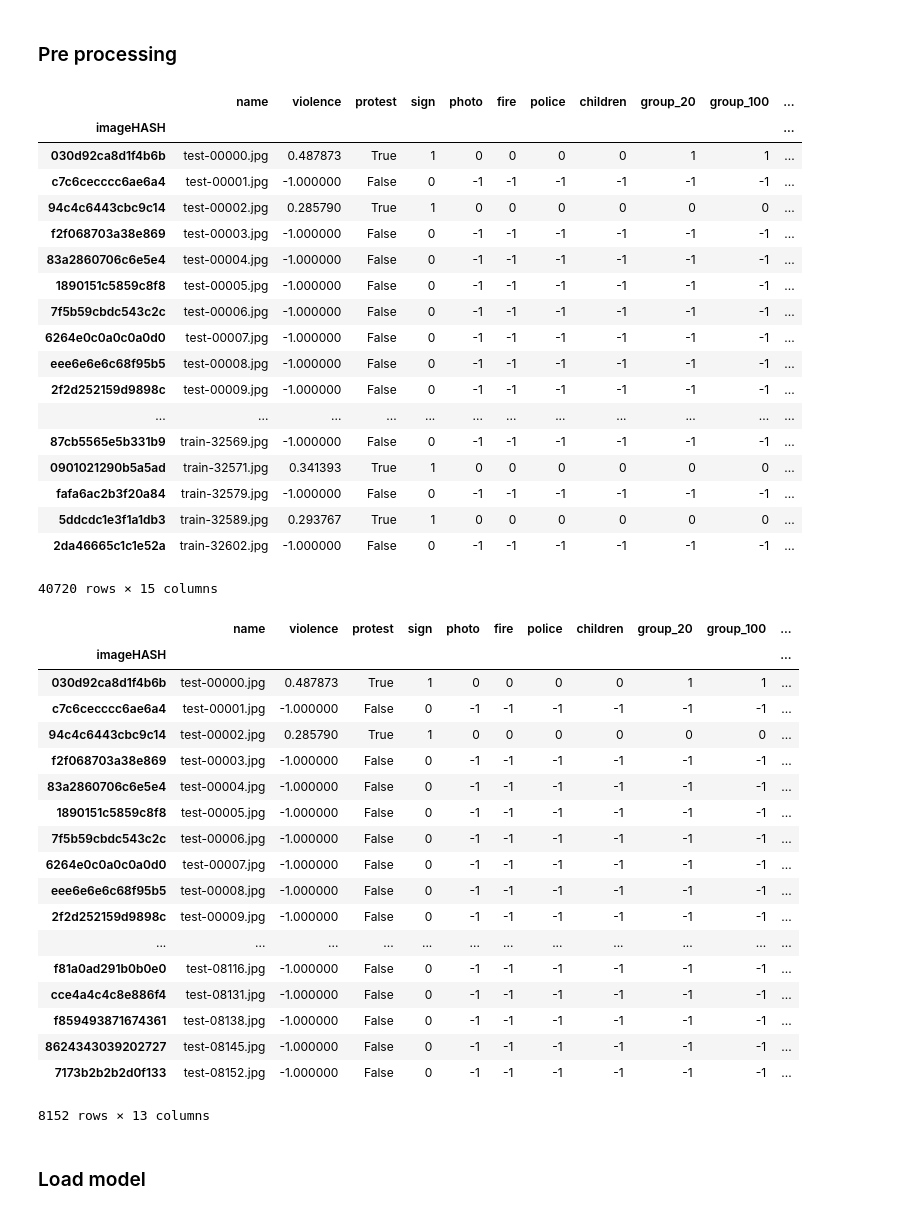
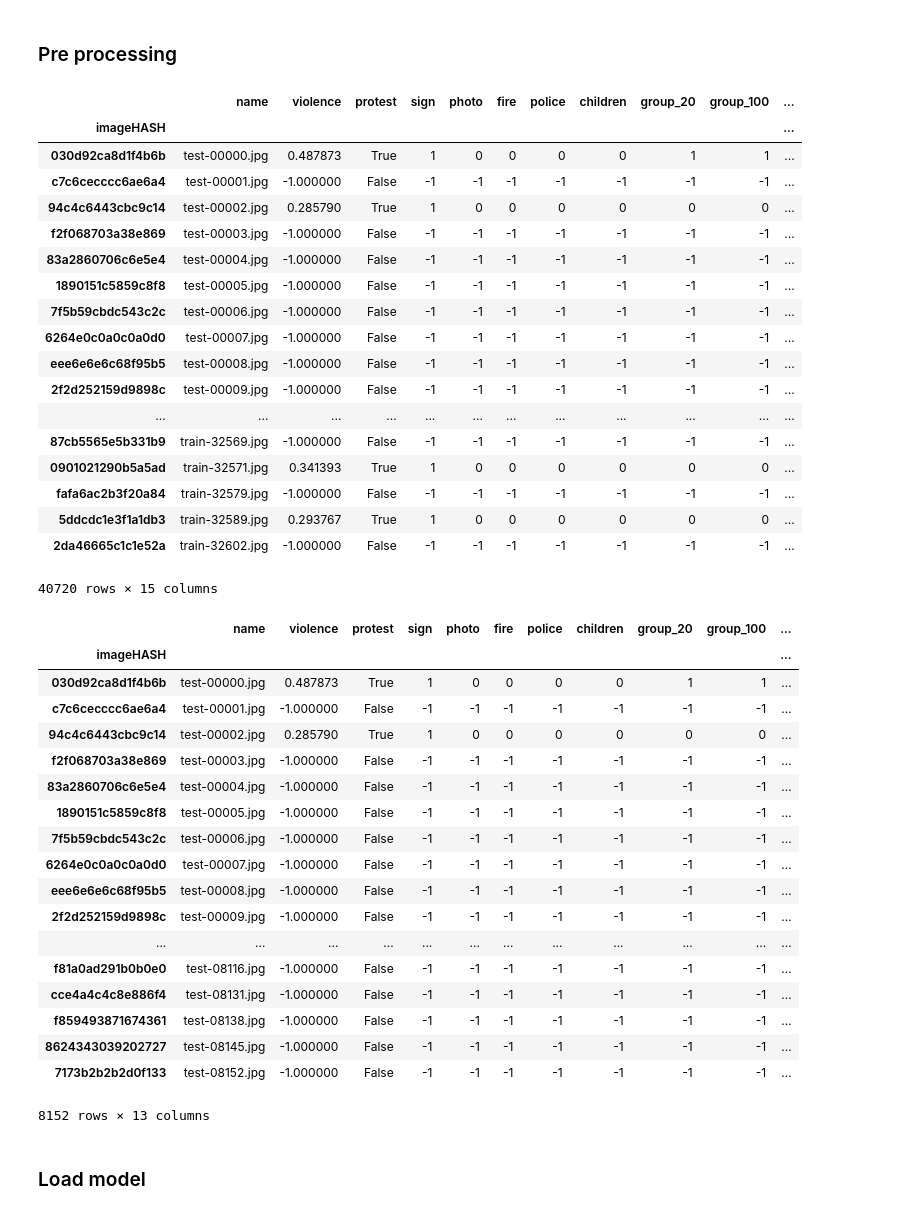
Before and after one commit to kalkun/Thesis, a Jupyter notebook: analysis/UCLA_results_validation_evaluation.ipynb, the cells around one changed output. Drawn from its saved outputs; the diff is of its cells as text; code cells hidden in the pictures.

Commit message:
fixed bugs that were fixed already in the training notebook, but not in the analysis one

```diff
--- a/analysis/UCLA_results_validation_evaluation.ipynb
+++ b/analysis/UCLA_results_validation_evaluation.ipynb
@@ -60,47 +60,47 @@ imgs
 # %%
 # Apply a cut point and normalize violence scores
 cutpoint = 0.43
 
 #clips
 imgs = au.clipDFColumn(imgs, 'violence', cutpoint)
 
 # normalize
 imgs = au.minMax(imgs, 'violence')
 
 # mask values that did not had violence labels
 imgs.loc[indx_non_violence, "violence"] = -1
 # df.loc[indx_non_violence, 'violence'] = -1
 
 # masks the visual attributes that where image is not a protest
 # for column, value in df.iloc[:,3:].iteritems(): # fill visual attributes with masking
 #     df.loc[pd.isnull(df['protest']), column] = -1
-imgs.loc[indx_non_violence, tag_cols[1:]] = -1
+imgs.loc[indx_non_violence, tag_cols] = -1
 
 # fill nas
 # df.fillna(0, inplace = True)
 
 # df = imgs.rename(columns={"label": "violence"})
 df = imgs
 df
 # %% [output]
 |  | name | violence | protest | sign | photo | fire | police | children | group_20 | group_100 | ... |
 | imageHASH |  |  |  |  |  |  |  |  |  |  | ... |
 | 030d92ca8d1f4b6b | test-00000.jpg | 0.487873 | True | 1 | 0 | 0 | 0 | 0 | 1 | 1 | ... |
-| c7c6cecccc6ae6a4 | test-00001.jpg | -1.000000 | False | 0 | -1 | -1 | -1 | -1 | -1 | -1 | ... |
+| c7c6cecccc6ae6a4 | test-00001.jpg | -1.000000 | False | -1 | -1 | -1 | -1 | -1 | -1 | -1 | ... |
 | 94c4c6443cbc9c14 | test-00002.jpg | 0.285790 | True | 1 | 0 | 0 | 0 | 0 | 0 | 0 | ... |
-| f2f068703a38e869 | test-00003.jpg | -1.000000 | False | 0 | -1 | -1 | -1 | -1 | -1 | -1 | ... |
-| 83a2860706c6e5e4 | test-00004.jpg | -1.000000 | False | 0 | -1 | -1 | -1 | -1 | -1 | -1 | ... |
-| 1890151c5859c8f8 | test-00005.jpg | -1.000000 | False | 0 | -1 | -1 | -1 | -1 | -1 | -1 | ... |
-| 7f5b59cbdc543c2c | test-00006.jpg | -1.000000 | False | 0 | -1 | -1 | -1 | -1 | -1 | -1 | ... |
-| 6264e0c0a0c0a0d0 | test-00007.jpg | -1.000000 | False | 0 | -1 | -1 | -1 | -1 | -1 | -1 | ... |
-| eee6e6e6c68f95b5 | test-00008.jpg | -1.000000 | False | 0 | -1 | -1 | -1 | -1 | -1 | -1 | ... |
-| 2f2d252159d9898c | test-00009.jpg | -1.000000 | False | 0 | -1 | -1 | -1 | -1 | -1 | -1 | ... |
+| f2f068703a38e869 | test-00003.jpg | -1.000000 | False | -1 | -1 | -1 | -1 | -1 | -1 | -1 | ... |
+| 83a2860706c6e5e4 | test-00004.jpg | -1.000000 | False | -1 | -1 | -1 | -1 | -1 | -1 | -1 | ... |
+| 1890151c5859c8f8 | test-00005.jpg | -1.000000 | False | -1 | -1 | -1 | -1 | -1 | -1 | -1 | ... |
+| 7f5b59cbdc543c2c | test-00006.jpg | -1.000000 | False | -1 | -1 | -1 | -1 | -1 | -1 | -1 | ... |
+| 6264e0c0a0c0a0d0 | test-00007.jpg | -1.000000 | False | -1 | -1 | -1 | -1 | -1 | -1 | -1 | ... |
+| eee6e6e6c68f95b5 | test-00008.jpg | -1.000000 | False | -1 | -1 | -1 | -1 | -1 | -1 | -1 | ... |
+| 2f2d252159d9898c | test-00009.jpg | -1.000000 | False | -1 | -1 | -1 | -1 | -1 | -1 | -1 | ... |
 | ... | ... | ... | ... | ... | ... | ... | ... | ... | ... | ... | ... |
-| 87cb5565e5b331b9 | train-32569.jpg | -1.000000 | False | 0 | -1 | -1 | -1 | -1 | -1 | -1 | ... |
+| 87cb5565e5b331b9 | train-32569.jpg | -1.000000 | False | -1 | -1 | -1 | -1 | -1 | -1 | -1 | ... |
 | 0901021290b5a5ad | train-32571.jpg | 0.341393 | True | 1 | 0 | 0 | 0 | 0 | 0 | 0 | ... |
-| fafa6ac2b3f20a84 | train-32579.jpg | -1.000000 | False | 0 | -1 | -1 | -1 | -1 | -1 | -1 | ... |
+| fafa6ac2b3f20a84 | train-32579.jpg | -1.000000 | False | -1 | -1 | -1 | -1 | -1 | -1 | -1 | ... |
 | 5ddcdc1e3f1a1db3 | train-32589.jpg | 0.293767 | True | 1 | 0 | 0 | 0 | 0 | 0 | 0 | ... |
-| 2da46665c1c1e52a | train-32602.jpg | -1.000000 | False | 0 | -1 | -1 | -1 | -1 | -1 | -1 | ... |
+| 2da46665c1c1e52a | train-32602.jpg | -1.000000 | False | -1 | -1 | -1 | -1 | -1 | -1 | -1 | ... |
 40720 rows × 15 columns
 # %%
 test_idx = df['ucla-test']
@@ -110,21 +110,21 @@ test
 |  | name | violence | protest | sign | photo | fire | police | children | group_20 | group_100 | ... |
 | imageHASH |  |  |  |  |  |  |  |  |  |  | ... |
 | 030d92ca8d1f4b6b | test-00000.jpg | 0.487873 | True | 1 | 0 | 0 | 0 | 0 | 1 | 1 | ... |
-| c7c6cecccc6ae6a4 | test-00001.jpg | -1.000000 | False | 0 | -1 | -1 | -1 | -1 | -1 | -1 | ... |
+| c7c6cecccc6ae6a4 | test-00001.jpg | -1.000000 | False | -1 | -1 | -1 | -1 | -1 | -1 | -1 | ... |
 | 94c4c6443cbc9c14 | test-00002.jpg | 0.285790 | True | 1 | 0 | 0 | 0 | 0 | 0 | 0 | ... |
-| f2f068703a38e869 | test-00003.jpg | -1.000000 | False | 0 | -1 | -1 | -1 | -1 | -1 | -1 | ... |
-| 83a2860706c6e5e4 | test-00004.jpg | -1.000000 | False | 0 | -1 | -1 | -1 | -1 | -1 | -1 | ... |
-| 1890151c5859c8f8 | test-00005.jpg | -1.000000 | False | 0 | -1 | -1 | -1 | -1 | -1 | -1 | ... |
-| 7f5b59cbdc543c2c | test-00006.jpg | -1.000000 | False | 0 | -1 | -1 | -1 | -1 | -1 | -1 | ... |
-| 6264e0c0a0c0a0d0 | test-00007.jpg | -1.000000 | False | 0 | -1 | -1 | -1 | -1 | -1 | -1 | ... |
-| eee6e6e6c68f95b5 | test-00008.jpg | -1.000000 | False | 0 | -1 | -1 | -1 | -1 | -1 | -1 | ... |
-| 2f2d252159d9898c | test-00009.jpg | -1.000000 | False | 0 | -1 | -1 | -1 | -1 | -1 | -1 | ... |
+| f2f068703a38e869 | test-00003.jpg | -1.000000 | False | -1 | -1 | -1 | -1 | -1 | -1 | -1 | ... |
+| 83a2860706c6e5e4 | test-00004.jpg | -1.000000 | False | -1 | -1 | -1 | -1 | -1 | -1 | -1 | ... |
+| 1890151c5859c8f8 | test-00005.jpg | -1.000000 | False | -1 | -1 | -1 | -1 | -1 | -1 | -1 | ... |
+| 7f5b59cbdc543c2c | test-00006.jpg | -1.000000 | False | -1 | -1 | -1 | -1 | -1 | -1 | -1 | ... |
+| 6264e0c0a0c0a0d0 | test-00007.jpg | -1.000000 | False | -1 | -1 | -1 | -1 | -1 | -1 | -1 | ... |
+| eee6e6e6c68f95b5 | test-00008.jpg | -1.000000 | False | -1 | -1 | -1 | -1 | -1 | -1 | -1 | ... |
+| 2f2d252159d9898c | test-00009.jpg | -1.000000 | False | -1 | -1 | -1 | -1 | -1 | -1 | -1 | ... |
 | ... | ... | ... | ... | ... | ... | ... | ... | ... | ... | ... | ... |
-| f81a0ad291b0b0e0 | test-08116.jpg | -1.000000 | False | 0 | -1 | -1 | -1 | -1 | -1 | -1 | ... |
-| cce4a4c4c8e886f4 | test-08131.jpg | -1.000000 | False | 0 | -1 | -1 | -1 | -1 | -1 | -1 | ... |
-| f859493871674361 | test-08138.jpg | -1.000000 | False | 0 | -1 | -1 | -1 | -1 | -1 | -1 | ... |
-| 8624343039202727 | test-08145.jpg | -1.000000 | False | 0 | -1 | -1 | -1 | -1 | -1 | -1 | ... |
-| 7173b2b2b2d0f133 | test-08152.jpg | -1.000000 | False | 0 | -1 | -1 | -1 | -1 | -1 | -1 | ... |
+| f81a0ad291b0b0e0 | test-08116.jpg | -1.000000 | False | -1 | -1 | -1 | -1 | -1 | -1 | -1 | ... |
+| cce4a4c4c8e886f4 | test-08131.jpg | -1.000000 | False | -1 | -1 | -1 | -1 | -1 | -1 | -1 | ... |
+| f859493871674361 | test-08138.jpg | -1.000000 | False | -1 | -1 | -1 | -1 | -1 | -1 | -1 | ... |
+| 8624343039202727 | test-08145.jpg | -1.000000 | False | -1 | -1 | -1 | -1 | -1 | -1 | -1 | ... |
+| 7173b2b2b2d0f133 | test-08152.jpg | -1.000000 | False | -1 | -1 | -1 | -1 | -1 | -1 | -1 | ... |
 8152 rows × 13 columns
 # %% [markdown]
 ### Load model
```
Also changed, not shown: parts of 3 cells of this notebook.
